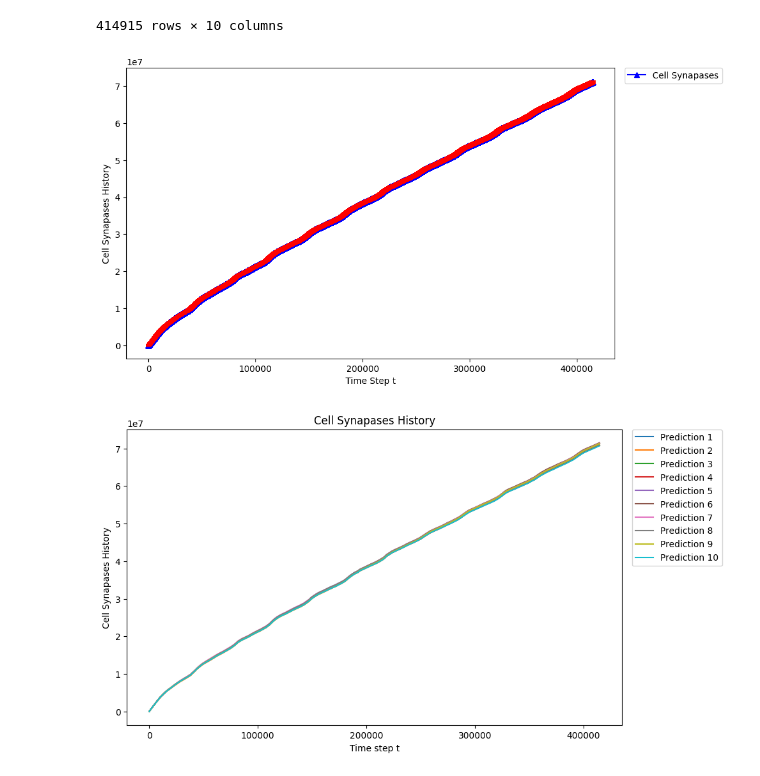
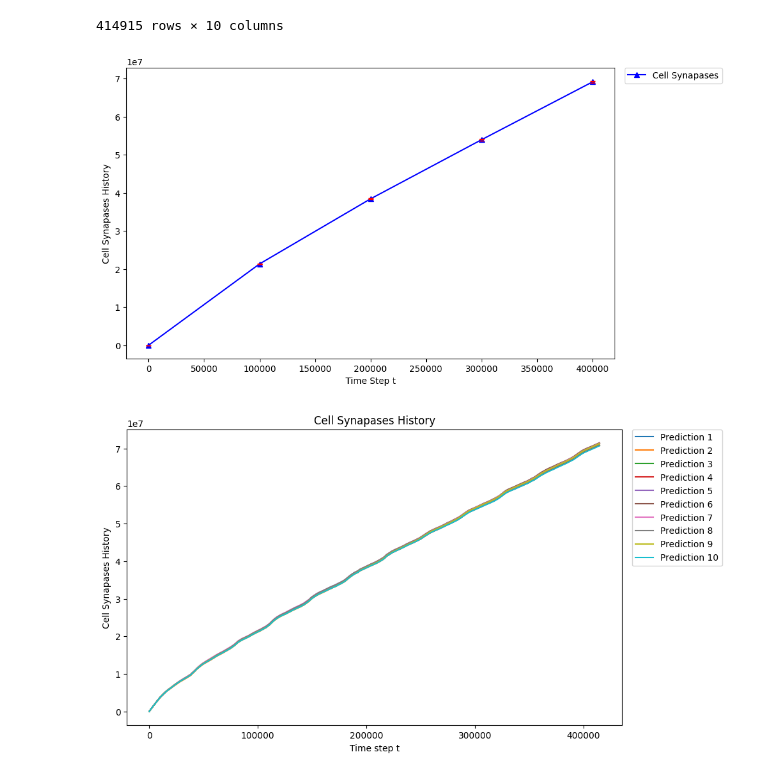
Before and after one commit to tyokyo320/time-series, a Jupyter notebook: utils/predict.ipynb, the cells around one changed output. Drawn from its saved outputs; the diff is of its cells as text; code cells hidden in the pictures.

```diff
--- a/utils/predict.ipynb
+++ b/utils/predict.ipynb
@@ -119,7 +125,7 @@ def plot_cell_synapases_history_by_mean_std(cell_synapases_history_values: any,
     plt.figure(figsize=(10, 6))
 
     # start from zero
-    time_points = range(config.cell_synapases_start, config.epoch)
+    time_points = range(config.cell_synapases_start, config.end)
 
     sampled_time_points = time_points[::sampling_interval]
 
@@ -272,7 +289,7 @@ df
 414915 rows × 12 columns
 # %%
 # start from zero
-cell_synapases_history_values = df[predicted_column][config.cell_synapases_start:config.epoch]
+cell_synapases_history_values = df[predicted_column][config.cell_synapases_start:config.end]
 cell_synapases_history_values
 # %% [output]
 |  | 1 | 2 | 3 | 4 | 5 | 6 | 7 | 8 | 9 | 10 |
@@ -289,9 +306,9 @@ cell_synapases_history_values
 | 414914 | 71356600.0 | 70928700.0 | 70803400.0 | 70778000.0 | 71313200.0 | 71516300.0 | 71378500.0 | 71288100.0 | 71308000.0 | 70721400.0 |
 414915 rows × 10 columns
 # %%
-plot_cell_synapases_history_by_mean_std(cell_synapases_history_values, 1)
+plot_cell_synapases_history_by_mean_std(cell_synapases_history_values, 100000)
 # %% [output]
-[figure, old version]
+[figure, new version]
 # %%
 plot_cell_synapases_history(cell_synapases_history_values)
 # %% [output]
```
Also changed, not shown: parts of 33 cells of this notebook, 8 other files.
